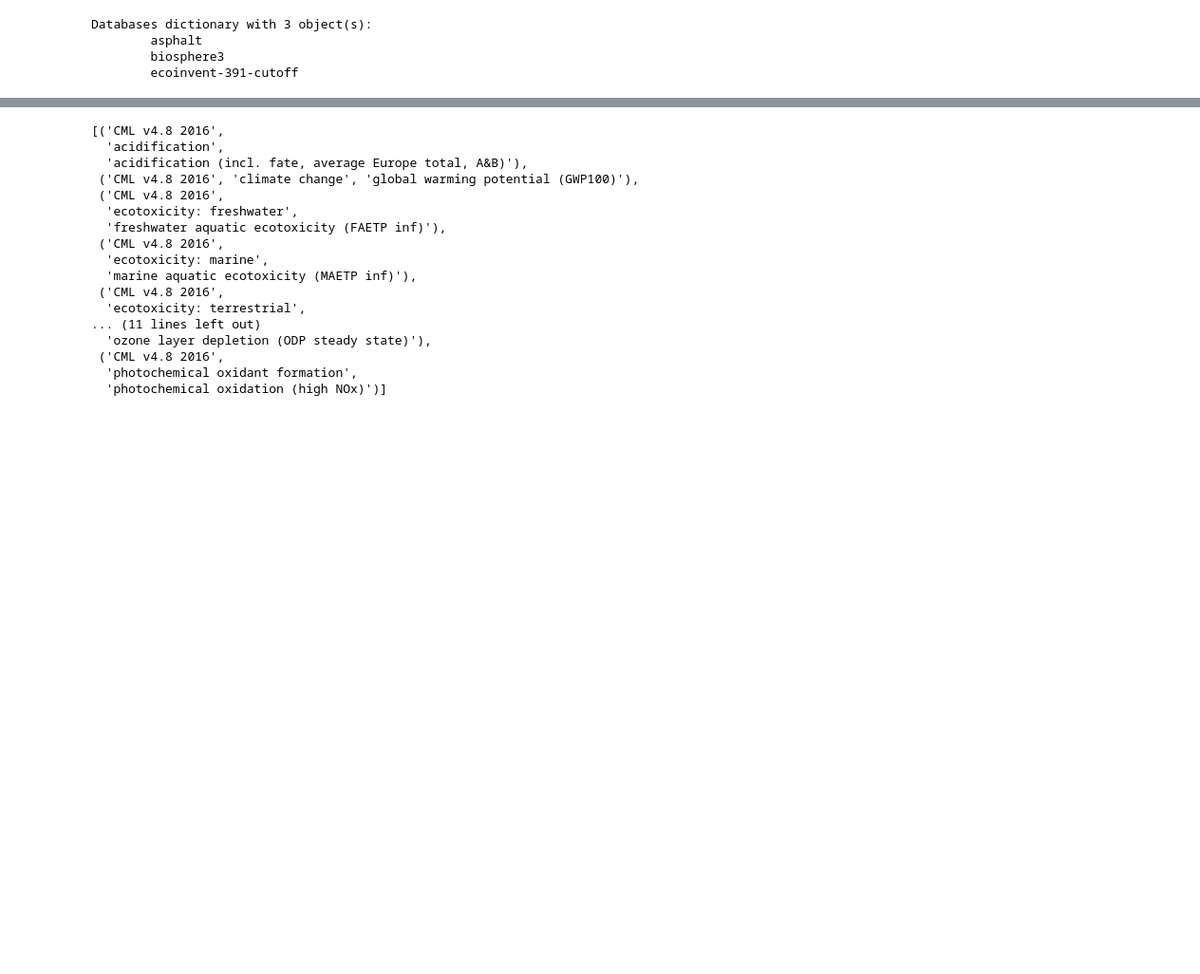
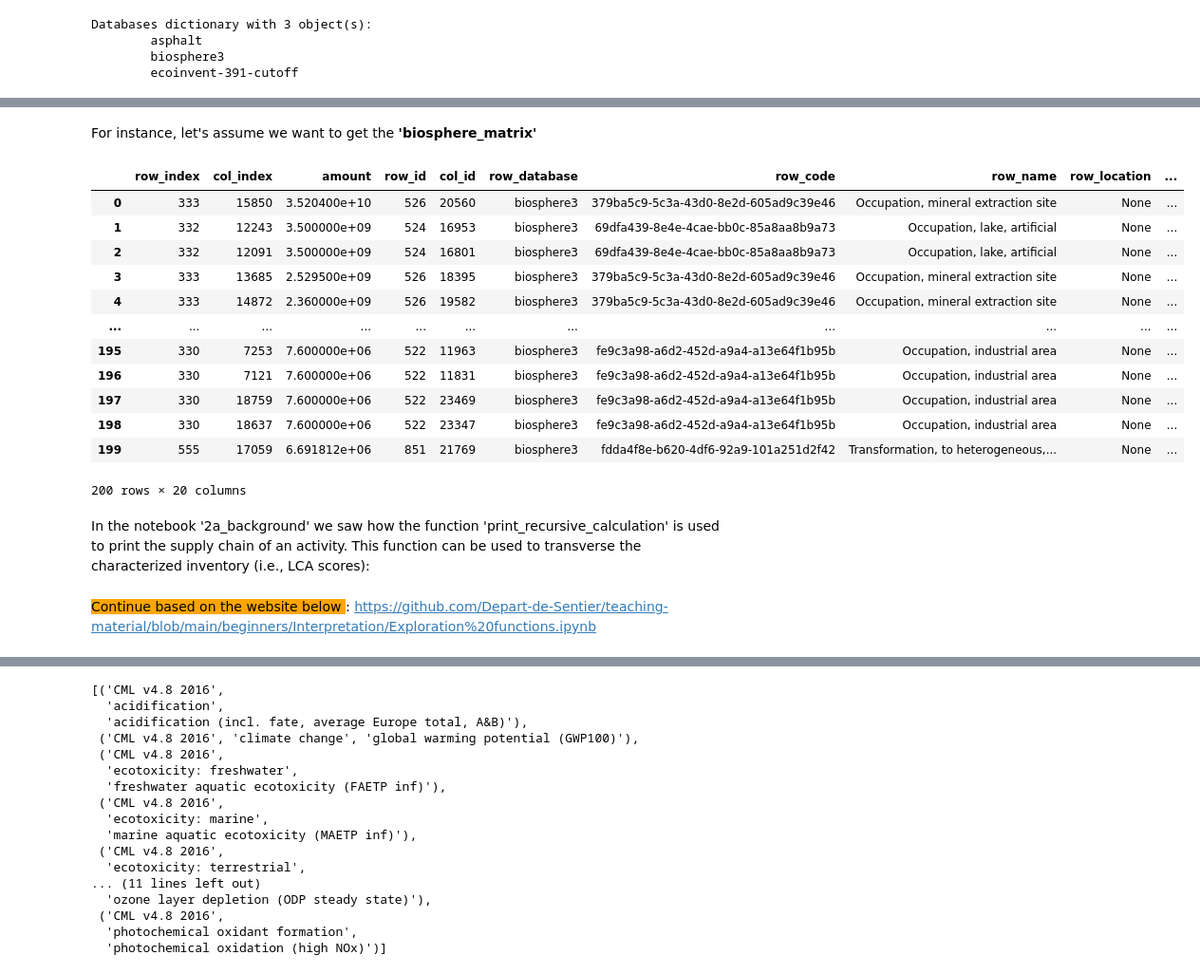
Before and after one commit to andreavargasf/SustainableTransportationInfra, a Jupyter notebook: 3_StaticLCA.ipynb, the cells around one changed output, grey strips where cells are left out. Shown at 95% size. Drawn from its saved outputs; the diff is of its cells as text; code cells hidden in the pictures; blank space fills up the shorter version.

```diff
--- a/3_StaticLCA.ipynb
+++ b/3_StaticLCA.ipynb
@@ -71,0 +202,23 @@ n this step we are going to select the LCIA method to be used for calculating th
+# %% [markdown]
+For instance, let's assume we want to get the **'biosphere_matrix'**
+# %%
+myFirstLCA.to_dataframe(matrix_label='biosphere_matrix')
+# %% [output]
+|  | row_index | col_index | amount | row_id | col_id | row_database | row_code | row_name | row_location | ... |
+| 0 | 333 | 15850 | 3.520400e+10 | 526 | 20560 | biosphere3 | 379ba5c9-5c3a-43d0-8e2d-605ad9c39e46 | Occupation, mineral extraction site | None | ... |
+| 1 | 332 | 12243 | 3.500000e+09 | 524 | 16953 | biosphere3 | 69dfa439-8e4e-4cae-bb0c-85a8aa8b9a73 | Occupation, lake, artificial | None | ... |
+| 2 | 332 | 12091 | 3.500000e+09 | 524 | 16801 | biosphere3 | 69dfa439-8e4e-4cae-bb0c-85a8aa8b9a73 | Occupation, lake, artificial | None | ... |
+| 3 | 333 | 13685 | 2.529500e+09 | 526 | 18395 | biosphere3 | 379ba5c9-5c3a-43d0-8e2d-605ad9c39e46 | Occupation, mineral extraction site | None | ... |
+| 4 | 333 | 14872 | 2.360000e+09 | 526 | 19582 | biosphere3 | 379ba5c9-5c3a-43d0-8e2d-605ad9c39e46 | Occupation, mineral extraction site | None | ... |
+| ... | ... | ... | ... | ... | ... | ... | ... | ... | ... | ... |
+| 195 | 330 | 7253 | 7.600000e+06 | 522 | 11963 | biosphere3 | fe9c3a98-a6d2-452d-a9a4-a13e64f1b95b | Occupation, industrial area | None | ... |
+| 196 | 330 | 7121 | 7.600000e+06 | 522 | 11831 | biosphere3 | fe9c3a98-a6d2-452d-a9a4-a13e64f1b95b | Occupation, industrial area | None | ... |
+| 197 | 330 | 18759 | 7.600000e+06 | 522 | 23469 | biosphere3 | fe9c3a98-a6d2-452d-a9a4-a13e64f1b95b | Occupation, industrial area | None | ... |
+| 198 | 330 | 18637 | 7.600000e+06 | 522 | 23347 | biosphere3 | fe9c3a98-a6d2-452d-a9a4-a13e64f1b95b | Occupation, industrial area | None | ... |
+| 199 | 555 | 17059 | 6.691812e+06 | 851 | 21769 | biosphere3 | fdda4f8e-b620-4df6-92a9-101a251d2f42 | Transformation, to heterogeneous,... | None | ... |
+200 rows × 20 columns
+# %% [markdown]
+In the notebook '2a_background' we saw how the function 'print_recursive_calculation' is used to print the supply chain of an activity. This function can be used to transverse the characterized inventory (i.e., LCA scores):
+# %% [markdown]
+<span style='background:orange'> Continue based on the website below </span>:
+https://github.com/Depart-de-Sentier/teaching-material/blob/main/beginners/Interpretation/Exploration%20functions.ipynb
```
Also changed, not shown: parts of 106 cells of this notebook, 5 other files.
